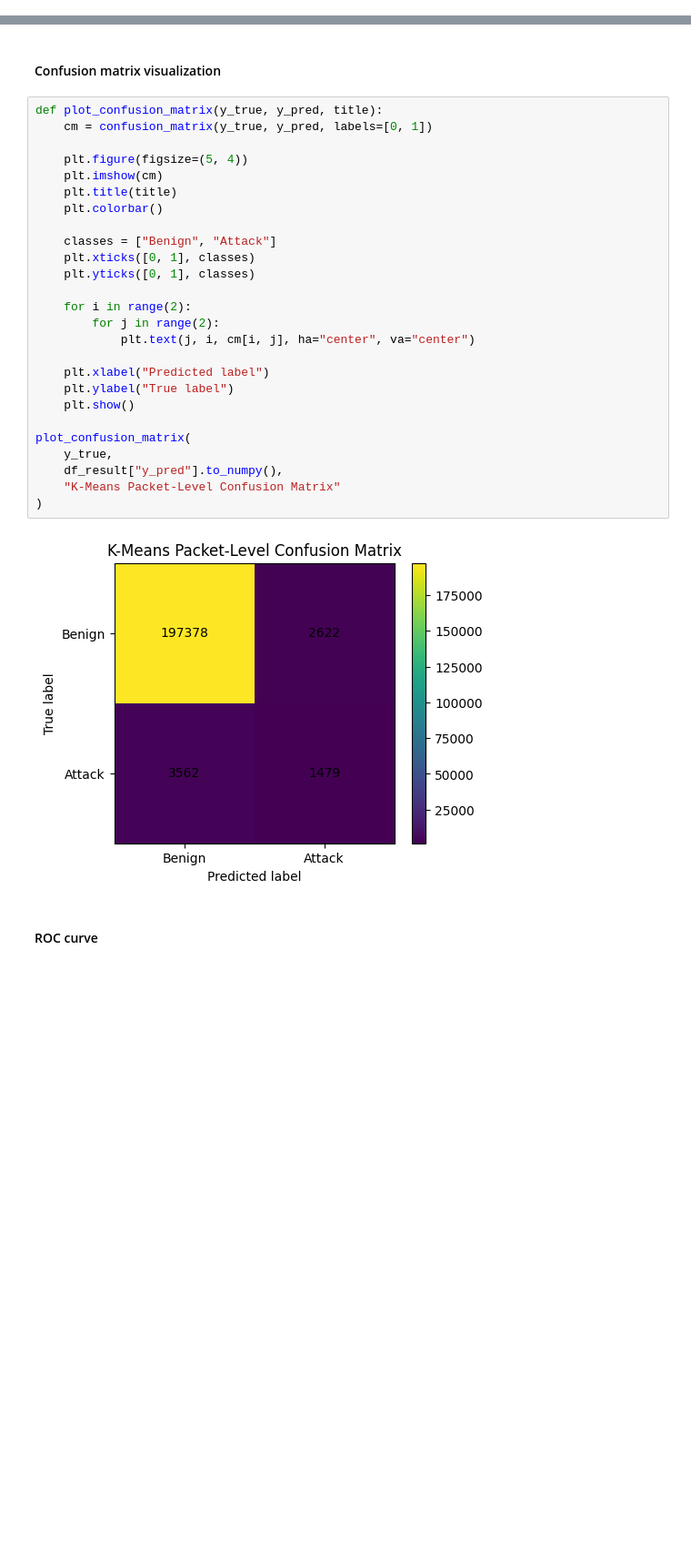
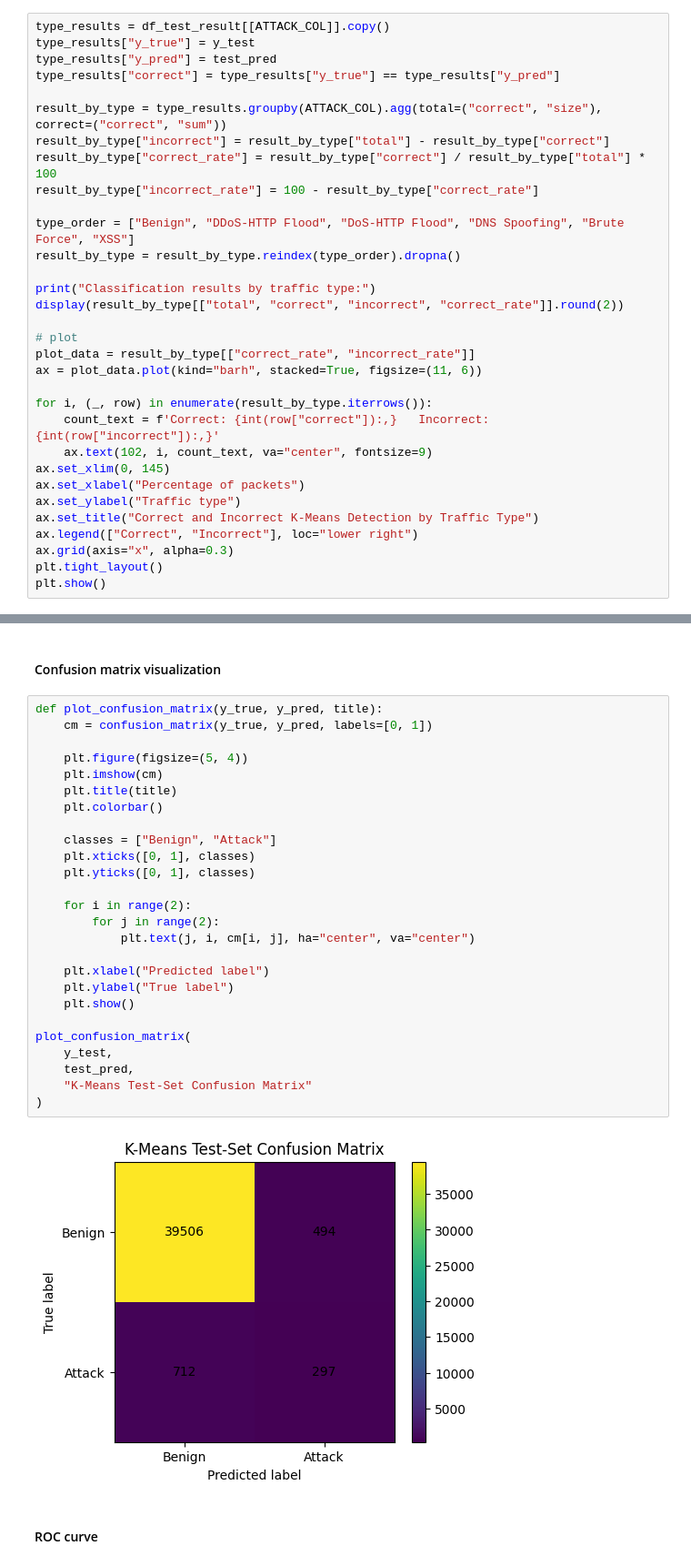
Before and after one commit to yuanmingwang/multi-stage-iot-ids, a Jupyter notebook: notebooks/p2_kmeans.ipynb, the cells around one changed output, grey strips where cells are left out. Shown at 91% size. Saved outputs shown, nothing was run; the diff lists cells and outputs as text; blank space fills up the shorter version.

```diff
--- a/notebooks/p2_kmeans.ipynb
+++ b/notebooks/p2_kmeans.ipynb
@@ -609,0 +644,32 @@ Name: count, dtype: int64
+# %%
+type_results = df_test_result[[ATTACK_COL]].copy()
+type_results["y_true"] = y_test
+type_results["y_pred"] = test_pred
+type_results["correct"] = type_results["y_true"] == type_results["y_pred"]
+
+result_by_type = type_results.groupby(ATTACK_COL).agg(total=("correct", "size"), correct=("correct", "sum"))
+result_by_type["incorrect"] = result_by_type["total"] - result_by_type["correct"]
+result_by_type["correct_rate"] = result_by_type["correct"] / result_by_type["total"] * 100
+result_by_type["incorrect_rate"] = 100 - result_by_type["correct_rate"]
+
+type_order = ["Benign", "DDoS-HTTP Flood", "DoS-HTTP Flood", "DNS Spoofing", "Brute Force", "XSS"]
+result_by_type = result_by_type.reindex(type_order).dropna()
+
+print("Classification results by traffic type:")
+display(result_by_type[["total", "correct", "incorrect", "correct_rate"]].round(2))
+
+# plot
+plot_data = result_by_type[["correct_rate", "incorrect_rate"]]
+ax = plot_data.plot(kind="barh", stacked=True, figsize=(11, 6))
+
+for i, (_, row) in enumerate(result_by_type.iterrows()):
+    count_text = f'Correct: {int(row["correct"]):,}   Incorrect: {int(row["incorrect"]):,}'
+    ax.text(102, i, count_text, va="center", fontsize=9)
+ax.set_xlim(0, 145)
+ax.set_xlabel("Percentage of packets")
+ax.set_ylabel("Traffic type")
+ax.set_title("Correct and Incorrect K-Means Detection by Traffic Type")
+ax.legend(["Correct", "Incorrect"], loc="lower right")
+ax.grid(axis="x", alpha=0.3)
+plt.tight_layout()
+plt.show()
@@ -612,31 +689,31 @@ Name: count, dtype: int64
 # %%
 def plot_confusion_matrix(y_true, y_pred, title):
     cm = confusion_matrix(y_true, y_pred, labels=[0, 1])
 
     plt.figure(figsize=(5, 4))
     plt.imshow(cm)
     plt.title(title)
     plt.colorbar()
 
     classes = ["Benign", "Attack"]
     plt.xticks([0, 1], classes)
     plt.yticks([0, 1], classes)
 
     for i in range(2):
         for j in range(2):
             plt.text(j, i, cm[i, j], ha="center", va="center")
 
     plt.xlabel("Predicted label")
     plt.ylabel("True label")
     plt.show()
 
 plot_confusion_matrix(
-    y_true,
-    df_result["y_pred"].to_numpy(),
-    "K-Means Packet-Level Confusion Matrix"
+    y_test,
+    test_pred,
+    "K-Means Test-Set Confusion Matrix"
 )
 # %% [output]
-[figure, old version]
+[figure, new version]
 # %% [markdown]
 #### ROC curve
 # %%
```
Also changed, not shown: parts of 15 cells of this notebook.
